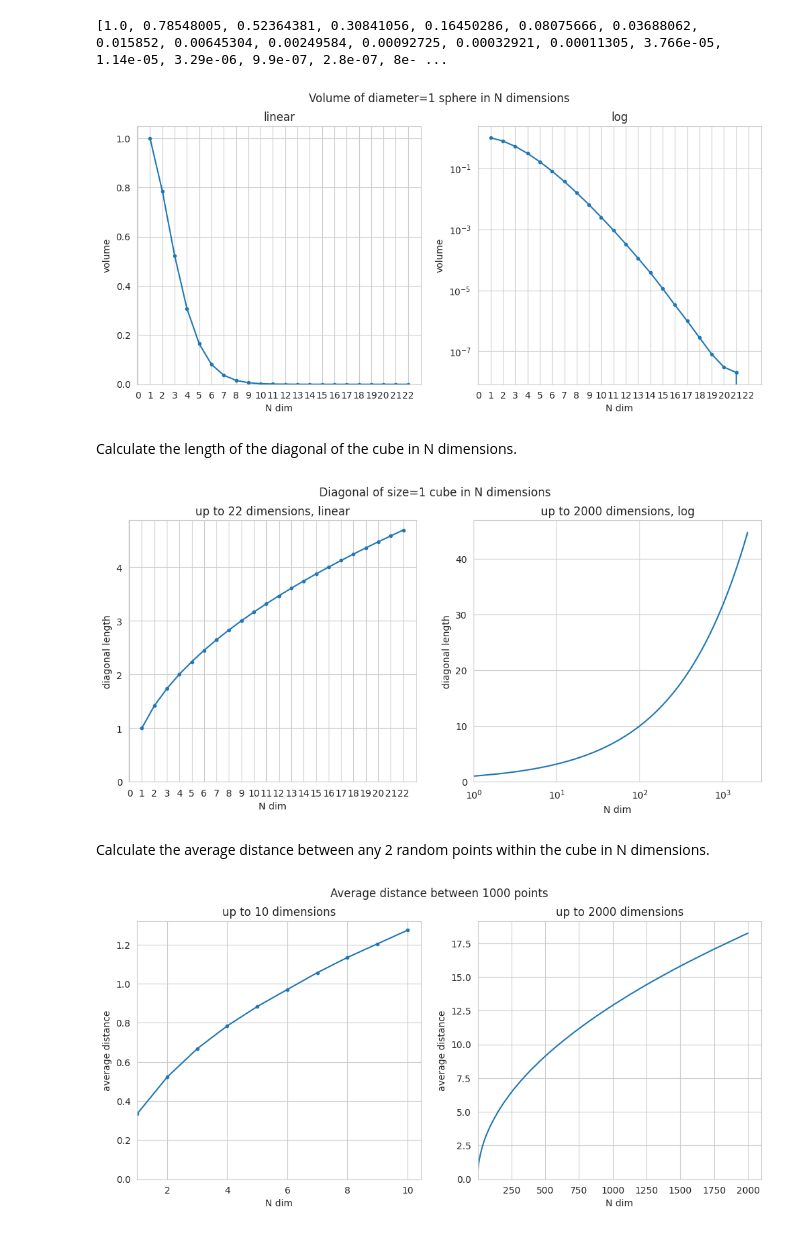
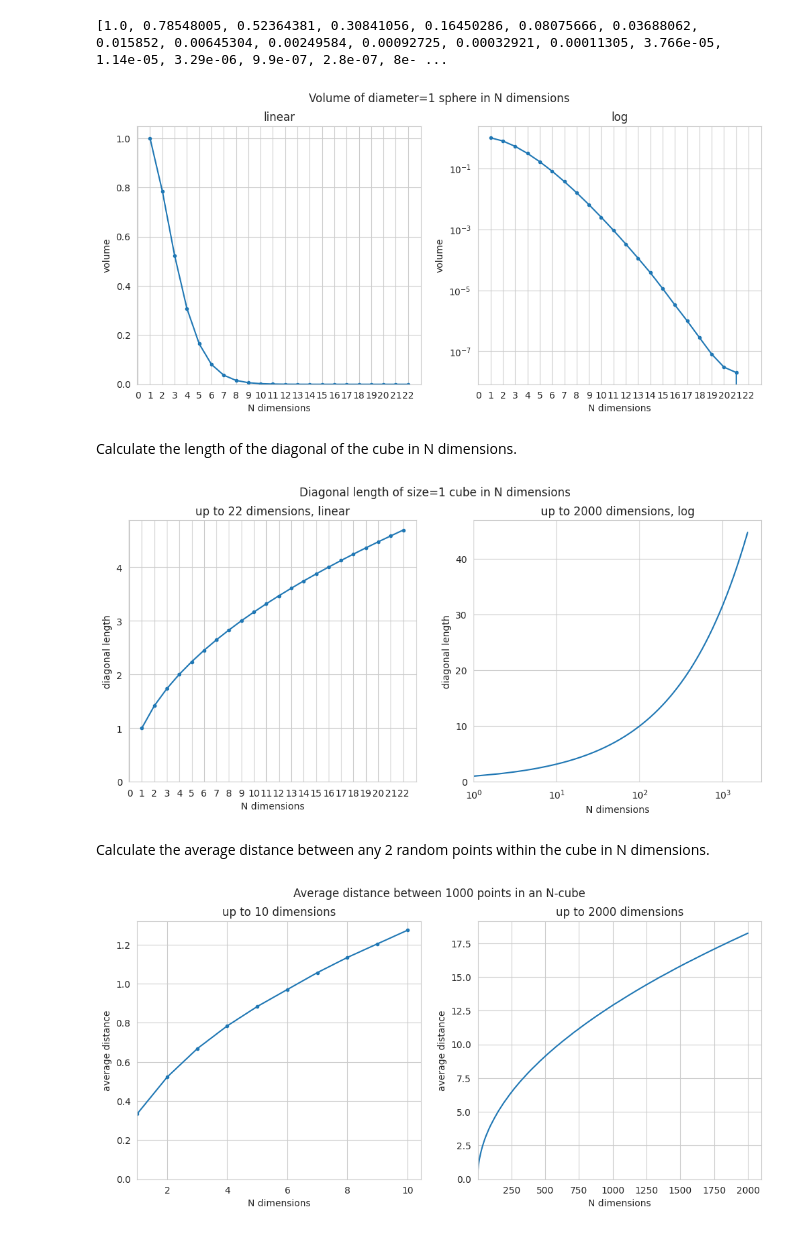
Before and after one commit to FlorinAndrei/misc, a Jupyter notebook: curse_dimensionality_article/n_sphere.ipynb, the cells around one changed output. Cells and saved outputs as stored; diff of their text form; code cells hidden in the pictures.

```diff
--- a/curse_dimensionality_article/n_sphere.ipynb
+++ b/curse_dimensionality_article/n_sphere.ipynb
@@ -123,7 +123,7 @@ r_df.plot(
     title='linear',
 )
 ax1.set_xticks(np.arange(0, d_max + 1))
-ax1.set_xlabel("N dim")
+ax1.set_xlabel("N dimensions")
 ax1.set_ylabel("volume")
 _ = ax1.set_ylim(bottom=0.0)
 
@@ -137,14 +137,14 @@ r_df.plot(
     title='log',
 )
 ax2.set_xticks(np.arange(0, d_max + 1))
-ax2.set_xlabel("N dim")
+ax2.set_xlabel("N dimensions")
 ax2.set_ylabel("volume")
 # _ = ax2.set_ylim(bottom=0.0)
 
 fig.suptitle(f'Volume of diameter=1 sphere in N dimensions')
 fig.savefig("volume.png")
 # %% [output]
-[figure, old version]
+[figure, new version]
 # %% [markdown]
 Calculate the length of the diagonal of the cube in N dimensions.
 # %%
@@ -154,37 +154,37 @@ dims = np.arange(1, d_max_diag + 1)
 diag_len = np.sqrt(dims)
 r_df = pd.DataFrame({'N': dims, "diag": diag_len})
 
 fig, (ax1, ax2) = plt.subplots(1, 2, figsize=(12, 5))
 r_df.iloc[:d_max, :].plot(
     ax=ax1,
     x='N',
     y='diag',
     style='.-',
     legend=False,
     title=f'up to {d_max} dimensions, linear',
 )
 ax1.set_xticks(np.arange(0, d_max + 1))
-ax1.set_xlabel("N dim")
+ax1.set_xlabel("N dimensions")
 ax1.set_ylabel("diagonal length")
 _ = ax1.set_ylim(bottom=0.0)
 
 r_df.plot(
     ax=ax2,
     x='N',
     y='diag',
     logx=True,
     legend=False,
     title=f'up to {d_max_diag} dimensions, log',
 )
-ax2.set_xlabel("N dim")
+ax2.set_xlabel("N dimensions")
 ax2.set_ylabel("diagonal length")
 _ = ax2.set_ylim(bottom=0.0)
 _ = ax2.set_xlim(left=1.0)
 
-fig.suptitle('Diagonal of size=1 cube in N dimensions')
+fig.suptitle('Diagonal length of size=1 cube in N dimensions')
 fig.savefig("diagonal.png")
 # %% [output]
-[figure, old version]
+[figure, new version]
 # %% [markdown]
 Calculate the average distance between any 2 random points within the cube in N dimensions.
 # %%
@@ -212,7 +228,7 @@ r_df = pd.DataFrame(data={'N': np.arange(1, d_max + 1), 'avg_dist': avg_dist})
 fig, (ax1, ax2) = plt.subplots(1, 2, figsize=(12, 5))
 
 n_low = 10
-r_df.iloc[:10, :].plot(
+r_df.iloc[:n_low, :].plot(
     ax=ax1,
     x='N',
     y='avg_dist',
@@ -222,7 +238,7 @@ r_df.iloc[:10, :].plot(
     title=f'up to {n_low} dimensions',
 )
 # ax.set_xticks(np.arange(0, d_max + 1))
-ax1.set_xlabel("N dim")
+ax1.set_xlabel("N dimensions")
 ax1.set_ylabel("average distance")
 _ = ax1.set_ylim(bottom=0.0)
 _ = ax1.set_xlim(left=1)
@@ -237,12 +253,12 @@ r_df.plot(
     title=f'up to {d_max} dimensions',
 )
 # ax.set_xticks(np.arange(0, d_max + 1))
-ax2.set_xlabel("N dim")
+ax2.set_xlabel("N dimensions")
 ax2.set_ylabel("average distance")
 _ = ax2.set_ylim(bottom=0.0)
 _ = ax2.set_xlim(left=1)
 
-fig.suptitle(f'Average distance between {n_points_d} points')
+fig.suptitle(f'Average distance between {n_points_d} points in an N-cube')
 fig.savefig("average_distance.png")
 # %% [output]
-[figure, old version]
+[figure, new version]
```
Also changed, not shown: parts of 3 cells of this notebook, 6 other files.
